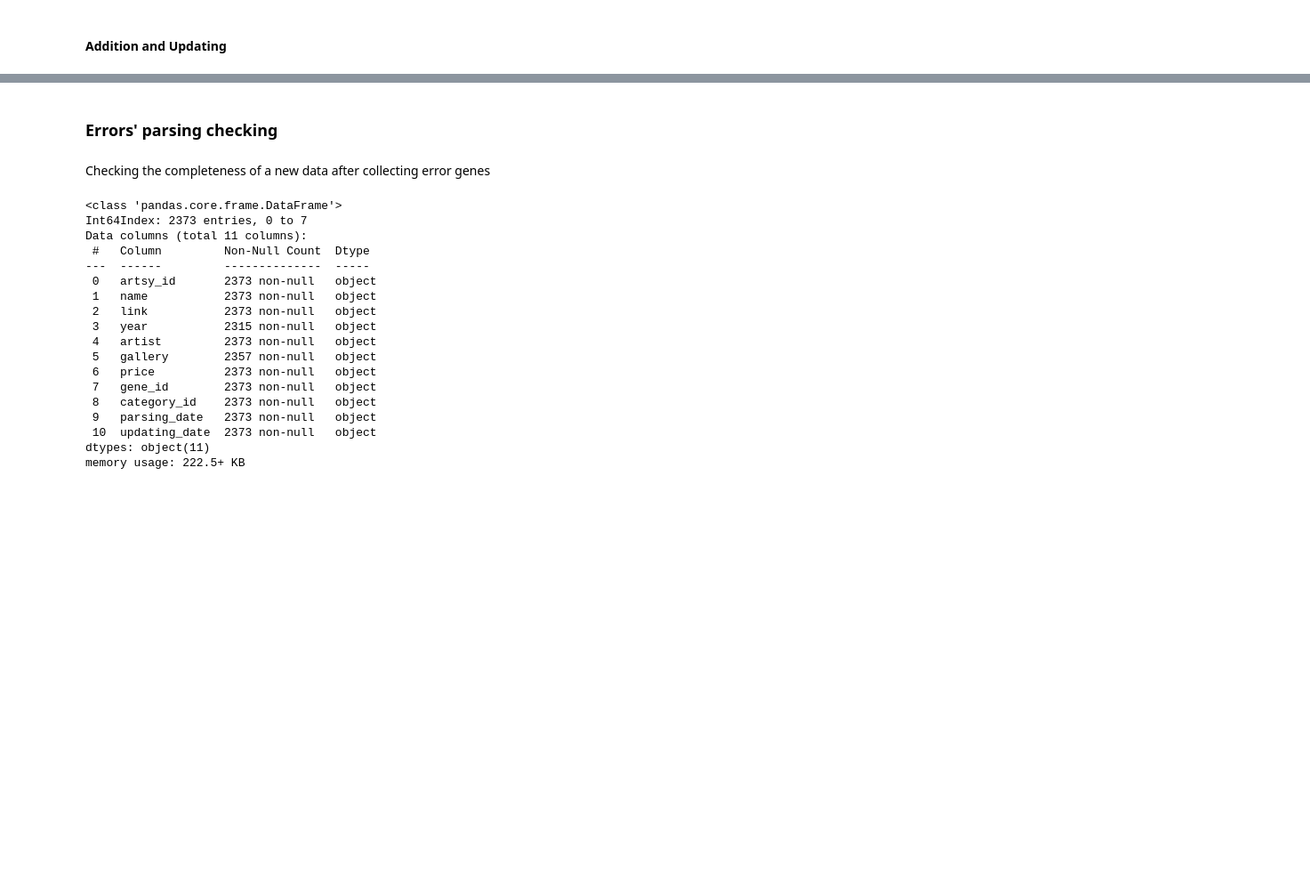
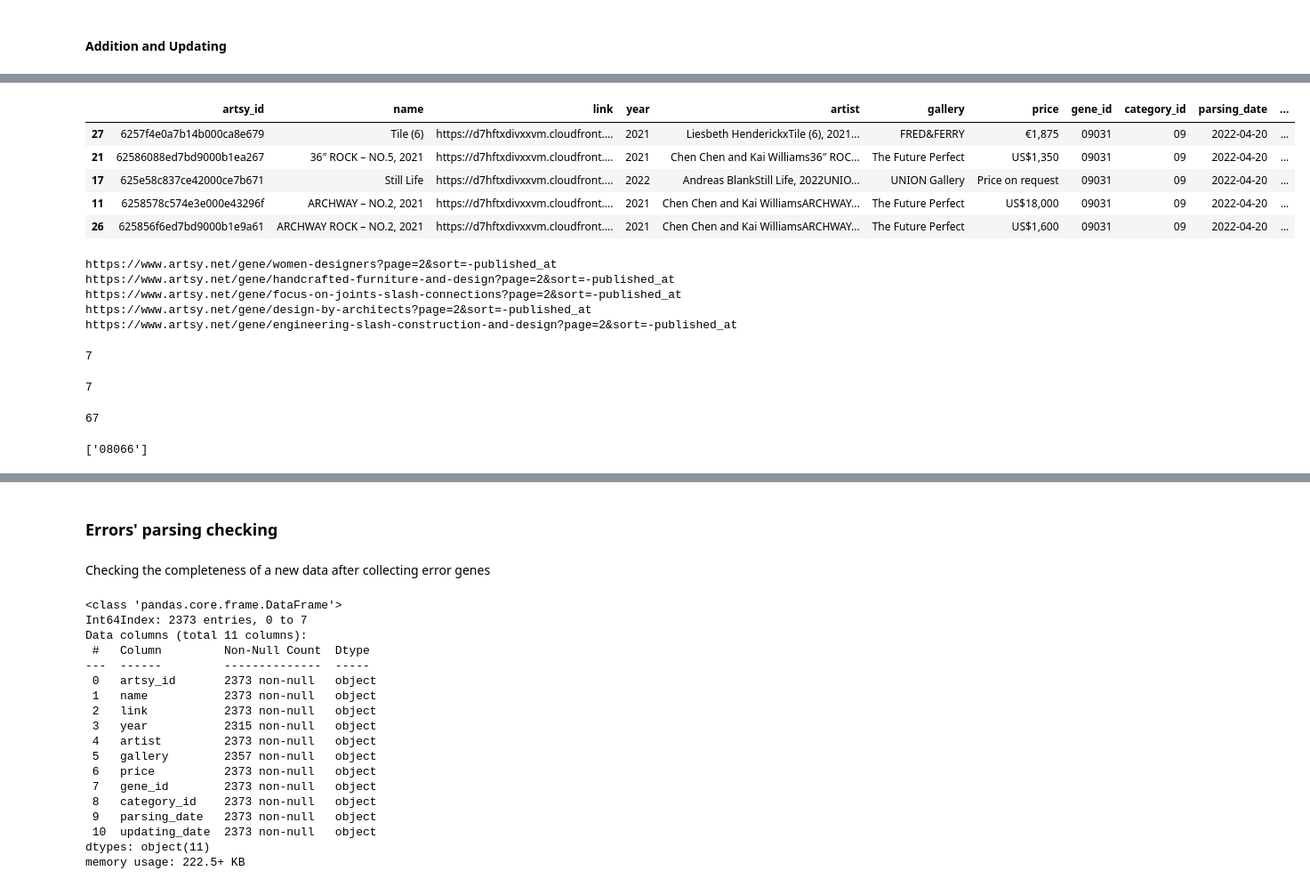
Before and after one commit to Bella151305/ArtProject, a Jupyter notebook: Artsy_genome_api.ipynb, the cells around one changed output, grey strips where cells are left out. Shown at 89% size. Drawn from its saved outputs; the diff is of its cells as text; code cells hidden in the pictures; blank space fills up the shorter version.

```diff
--- a/Artsy_genome_api.ipynb
+++ b/Artsy_genome_api.ipynb
@@ -259,12 +277,14 @@ def get_df_data_add_up(df_input, genes_links_list, genes_ids_list, cat):
   start_time = time.time()
   print(datetime.now().time())
   df_output = df_input.copy()
-  df_output['pages_count'] = np.nan
-  df_output['second_page_link'] = np.nan
+  #df_output['pages_count'] = np.nan # only for the first time !!!!
+  #df_output['second_page_link'] = np.nan # only for the first time !!!!
   df_output = df_output[0:0]
 
+  session = requests.Session()
+  l_c = 0
   for link in genes_links_list:
-    session = requests.Session()
+    #session = requests.Session()
     total_link = url_add + link
     print('Parsing of gene', genes_ids_list[genes_links_list.index(link)], total_link, 'has started')
     # 5. get_page
@@ -272,9 +292,9 @@ def get_df_data_add_up(df_input, genes_links_list, genes_ids_list, cat):
     #           get_page(url, session) ->
     # -> bs_page
 
-    # 6. get next pages links list
-    next_page_link_list = get_next_page_list(url_add, gene_page)
-    #                     get_next_page_list(url, page) ->
+    # 6.1 get next pages links list
+    next_page_link_list = get_next_page_list_add_up(url_add, gene_page)
+    #                     get_next_page_list_add_up(url, page) ->
     # -> next_page_link_list_new
     print(len(next_page_link_list)+1, 'pages for parsing')
 
@@ -299,6 +319,10 @@ def get_df_data_add_up(df_input, genes_links_list, genes_ids_list, cat):
     print(datetime.now().time())
     print('')
     time.sleep(0.5)
+    l_c += 1
+    if l_c == 10:
+      session = requests.Session()
+      l_c = 0
 
   return df_output
 # %% [markdown]
@@ -639,0 +705,7 @@ print(len(genes_ids_list))
+# %%
+# NEW GENE !!!
+cat = '06'
+genes_links_list = [genes_dict['nft']['link']]
+genes_ids_list = [genes_dict['nft']['id']]
+print(len(genes_links_list))
+print(len(genes_ids_list))
@@ -655,7 +730,7 @@ backup_names = []
 df_temp_data_old = open_file_csv(temp_data, 'live') # 3. Open file.csv
 try:
   # 8. Get the all category data into DataFrame    !!!!! [:] or _er         !!!!! [:] or _er
-  df_temp_data_new = get_df_data(df_temp_data_old, genes_links_list_er, genes_ids_list_er, cat)
+  df_temp_data_new = get_df_data(df_temp_data_old, genes_links_list, genes_ids_list, cat)
   #                  get_df_data(df_input, genes_links_list, genes_ids_list, cat) ->
   # -> df_output
 except SystemExit:
@@ -794,11 +849,15 @@ backup_names_cat_13 = ['/artsy_temp_data_2022-04-09 06:44:32.738152.csv']
 # %%
-df_temp_data_old = open_file_csv(temp_data, 'live') # 3. Open file.csv
+df_temp_data_old = open_file_csv(temp_data_add_up, 'live') # 3. Open file.csv
 #  8.1 Get the first pages category data into DataFrame
-df_temp_data_new = get_df_data_add_up(df_temp_data_old, genes_links_list, genes_ids_list, cat)
-#                  get_df_data_add_up(df_input, genes_links_list, genes_ids_list, cat) ->
-# -> df_output
-save_df_file(df_temp_data_new, temp_data, 'live') # 4. Save df to csv file
+try:                                   #                     !!!!!!!               !!!!!!
+  df_temp_data_new = get_df_data_add_up(df_temp_data_old, genes_links_list_er, genes_ids_list_er, cat)
+  #                  get_df_data_add_up(df_input, genes_links_list, genes_ids_list, cat) ->
+  # -> df_output
+except SystemExit:
+  pass
 
-new_name_csv = temp_data.replace('.csv', '') + '_' + str(datetime.now()) + '.csv'
+save_df_file(df_temp_data_new, temp_data_add_up, 'live') # 4. Save df to csv file
+
+new_name_csv = temp_data_add_up.replace('.csv', '') + '_' + str(datetime.now()) + '.csv'
 backup_names.append(new_name_csv)
 save_df_file(df_temp_data_new, new_name_csv, 'backup') # 4. Save df to csv file
@@ -806,0 +922,35 @@ backup_names
+# %%
+df_temp_data_new.sample(5)
+# %% [output]
+|  | artsy_id | name | link | year | artist | gallery | price | gene_id | category_id | parsing_date | ... |
+| 27 | 6257f4e0a7b14b000ca8e679 | Tile (6) | https://d7hftxdivxxvm.cloudfront.... | 2021 | Liesbeth HenderickxTile (6), 2021... | FRED&FERRY | €1,875 | 09031 | 09 | 2022-04-20 | ... |
+| 21 | 62586088ed7bd9000b1ea267 | 36″ ROCK – NO.5, 2021 | https://d7hftxdivxxvm.cloudfront.... | 2021 | Chen Chen and Kai Williams36″ ROC... | The Future Perfect | US$1,350 | 09031 | 09 | 2022-04-20 | ... |
+| 17 | 625e58c837ce42000ce7b671 | Still Life | https://d7hftxdivxxvm.cloudfront.... | 2022 | Andreas BlankStill Life, 2022UNIO... | UNION Gallery | Price on request | 09031 | 09 | 2022-04-20 | ... |
+| 11 | 6258578c574e3e000e43296f | ARCHWAY – NO.2, 2021 | https://d7hftxdivxxvm.cloudfront.... | 2021 | Chen Chen and Kai WilliamsARCHWAY... | The Future Perfect | US$18,000 | 09031 | 09 | 2022-04-20 | ... |
+| 26 | 625856f6ed7bd9000b1e9a61 | ARCHWAY ROCK – NO.2, 2021 | https://d7hftxdivxxvm.cloudfront.... | 2021 | Chen Chen and Kai WilliamsARCHWAY... | The Future Perfect | US$1,600 | 09031 | 09 | 2022-04-20 | ... |
+# %%
+for l in df_temp_data_new.sample(5)['second_page_link']:
+  print(l)
+# %% [output]
+https://www.artsy.net/gene/women-designers?page=2&sort=-published_at
+https://www.artsy.net/gene/handcrafted-furniture-and-design?page=2&sort=-published_at
+https://www.artsy.net/gene/focus-on-joints-slash-connections?page=2&sort=-published_at
+https://www.artsy.net/gene/design-by-architects?page=2&sort=-published_at
+https://www.artsy.net/gene/engineering-slash-construction-and-design?page=2&sort=-published_at
+# %%
+print(len(genes_ids_list))
+df_temp_data_new['gene_id'].dropna().nunique()
+# %% [output]
+7
+7
+# %%
+# !!! cat 08 !!!
+check_gene_id = df_temp_data_new['gene_id'].dropna().unique().tolist()
+len(check_gene_id)
+# %% [output]
+67
+# %%
+genes_ids_list_er = list(set(genes_ids_list) - set(check_gene_id))
+genes_ids_list_er
+# %% [output]
+['08066']
```
Also changed, not shown: parts of 156 cells of this notebook.
